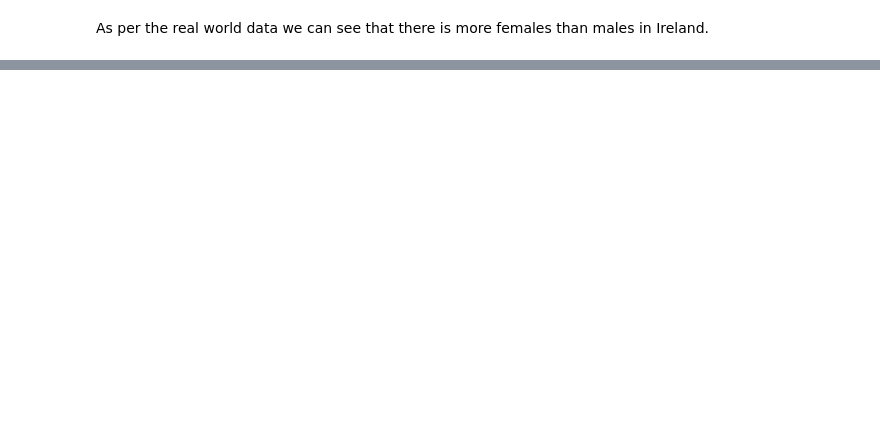
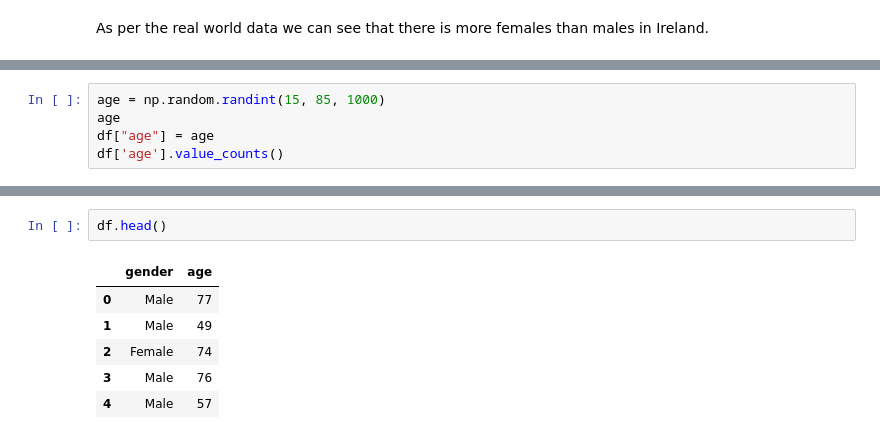
Before and after one commit to keithmmc/PDA1, a Jupyter notebook: PDA1.ipynb, the cells around one changed output, grey strips where cells are left out. Saved outputs shown, nothing was run; the diff lists cells and outputs as text; blank space fills up the shorter version.

```diff
--- a/PDA1.ipynb
+++ b/PDA1.ipynb
@@ -103,0 +112,5 @@ plt.show()
+# %%
+age = np.random.randint(15, 85, 1000)
+age
+df["age"] = age
+df['age'].value_counts()
@@ -103,0 +131,9 @@ plt.show()
+# %%
+df.head()
+# %% [output]
+|  | gender | age |
+| 0 | Male | 77 |
+| 1 | Male | 49 |
+| 2 | Female | 74 |
+| 3 | Male | 76 |
+| 4 | Male | 57 |
```
Also changed, not shown: parts of 10 cells of this notebook.
